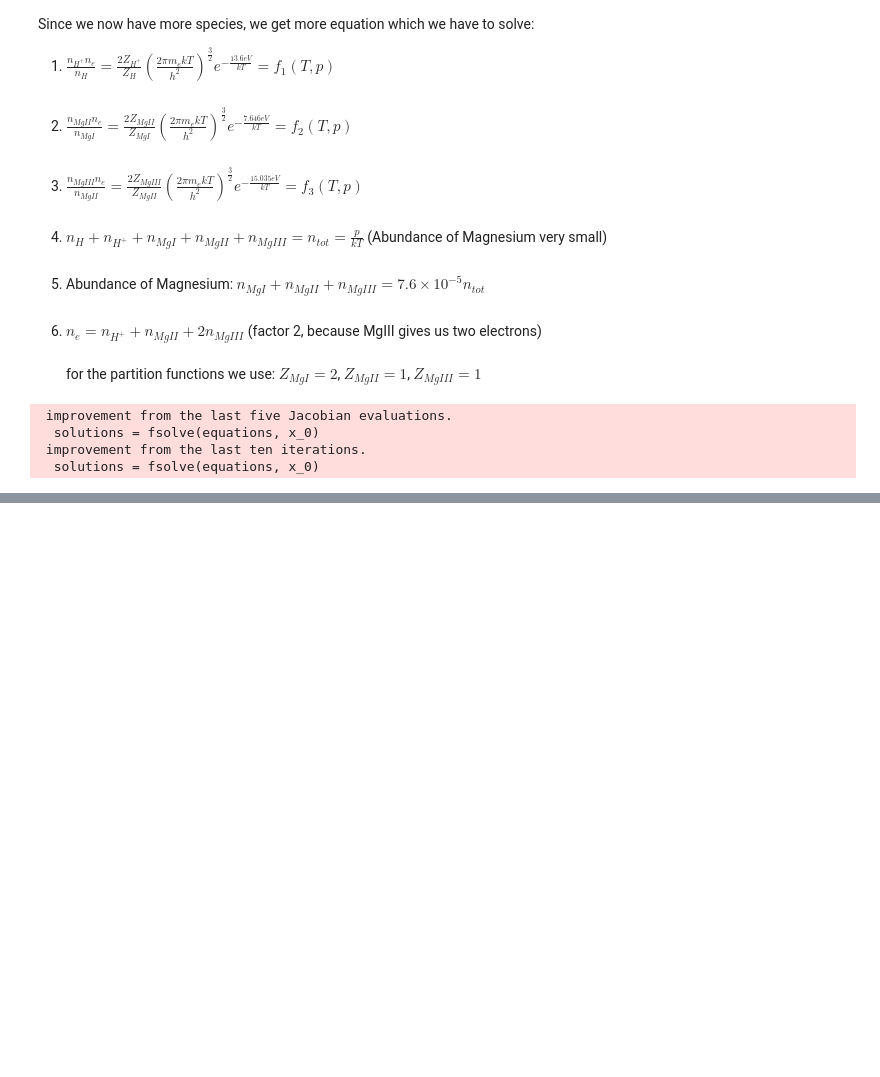
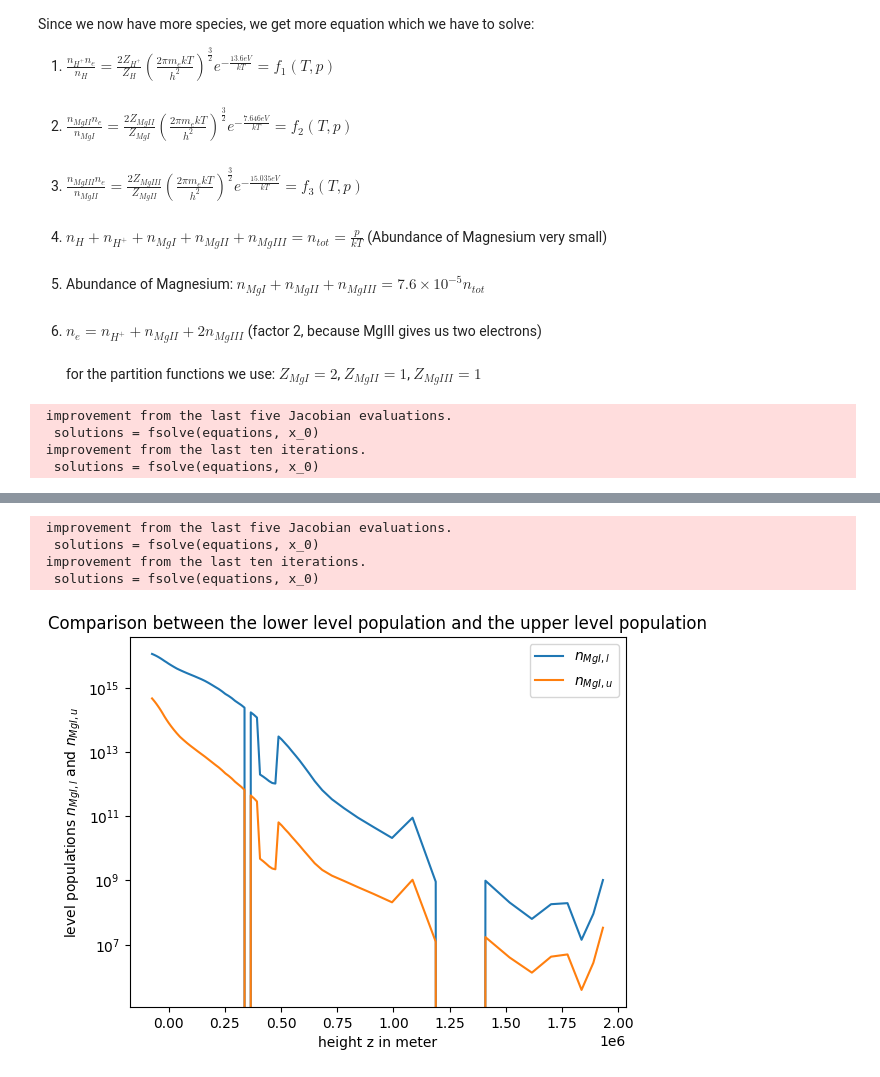
Before and after one commit to DamianM0N/Theoretical-Astrophysics-II, a Jupyter notebook: Homework_1.ipynb, the cells around one changed output, grey strips where cells are left out. Cells and saved outputs as stored; diff of their text form; code cells hidden in the pictures; blank space fills up the shorter version.

```diff
--- a/Homework_1.ipynb
+++ b/Homework_1.ipynb
@@ -161,0 +178,30 @@ plt.show()
+# %%
+# array with all n_MgI
+n_MgI_results = [(solve_system(temperature[i], gas_pressure[i]*0.1)[1]) for i in range(len(gas_pressure))]
+
+# define function to calculate the level populations
+def calculate_level(n_MgI, T, E):
+    return 3*n_MgI/2 * np.exp(-E*con.electron_volt / con.k / T)
+
+# calculation of the lower level:
+n_MgI_lower = [calculate_level(n_MgI_results[i], temperature[i], 2.7115919) for i in range(len(gas_pressure))]
+
+#calculation of the upper level:
+n_MgI_upper = [calculate_level(n_MgI_results[i], temperature[i], 5.1078270) for i in range(len(gas_pressure))]
+# %% [output]
+ improvement from the last five Jacobian evaluations.
+  solutions = fsolve(equations, x_0)
+ improvement from the last ten iterations.
+  solutions = fsolve(equations, x_0)
+# %%
+# now we plot the results:
+plt.title('Comparison between the lower level population and the upper level population')
+plt.xlabel('height z in meter')
+plt.ylabel(r'level populations $n_{MgI,l}$ and $n_{MgI,u}$')
+plt.plot(0.01*height, n_MgI_lower, label=r'$n_{MgI,l}$')
+plt.plot(0.01*height, n_MgI_upper, label=r'$n_{MgI,u}$')
+plt.yscale('log')
+plt.legend()
+plt.show()
+# %% [output]
+[figure, added]
```
Also changed, not shown: parts of 7 cells of this notebook.
